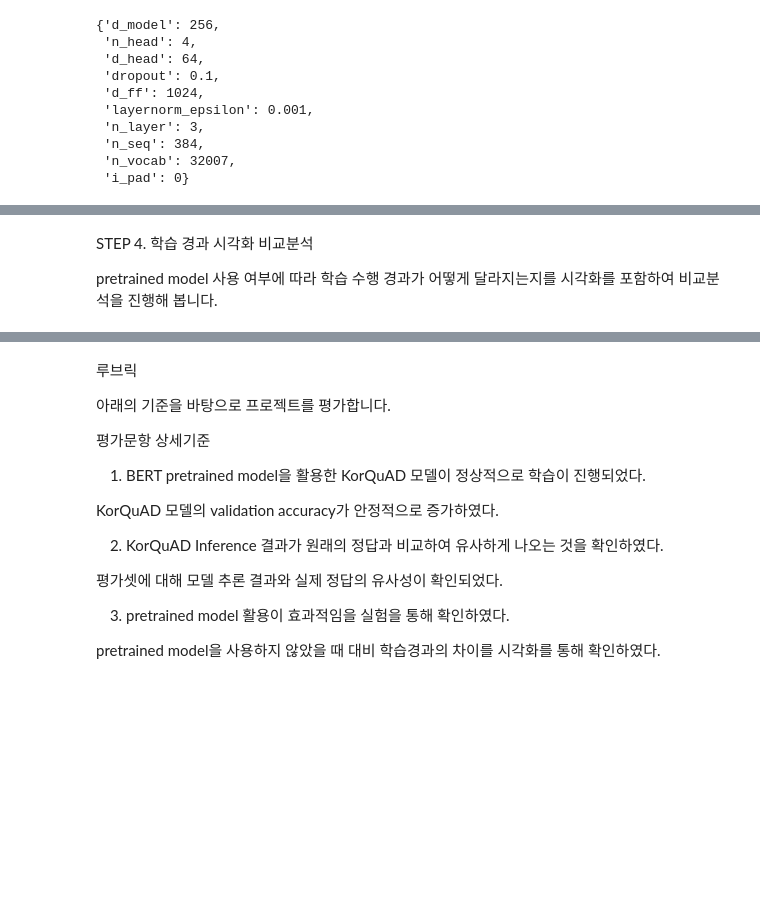
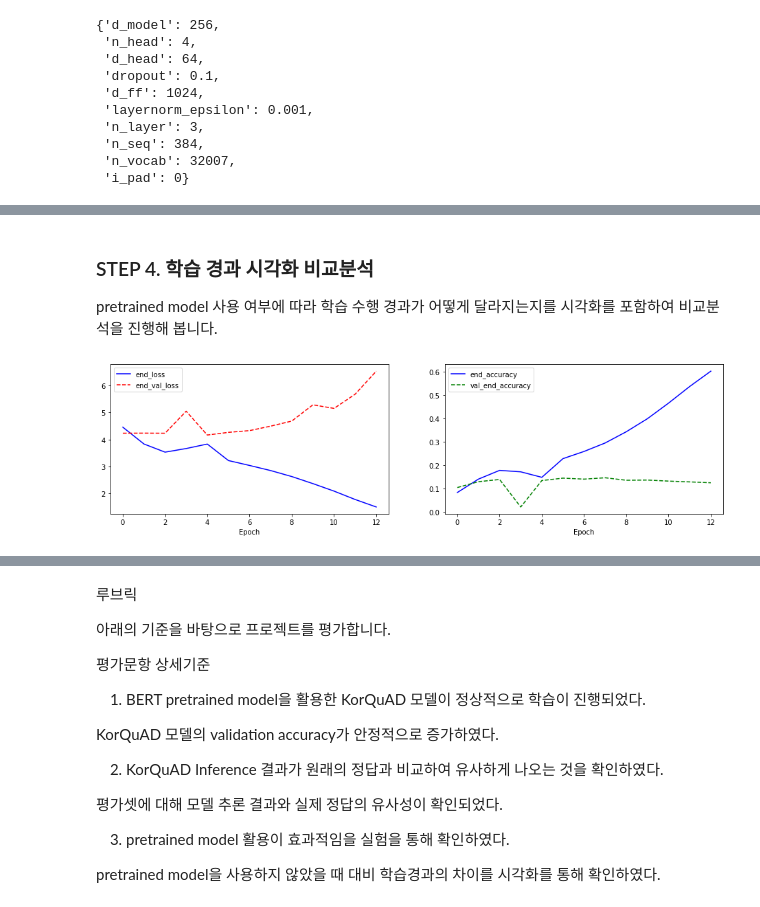
Before and after one commit to Woonn/Exploration, a Jupyter notebook: [E19]BERT.ipynb, the cells around one changed output, grey strips where cells are left out. Drawn from its saved outputs; the diff is of its cells as text; code cells hidden in the pictures; blank space fills up the shorter version.

```diff
--- a/[E19]BERT.ipynb
+++ b/[E19]BERT.ipynb
@@ -1573,0 +1590,21 @@ with open(dev_json) as f:
+# %%
+class BERT4KorQuAD(tf.keras.Model):
+    def __init__(self, config):
+        super().__init__(name='BERT4KorQuAD')
+
+        self.bert = BERT(config)
+        self.dense = tf.keras.layers.Dense(2)
+
+    def call(self, enc_tokens, segments):
+        logits_cls, logits_lm = self.bert(enc_tokens, segments)
+
+        hidden = self.dense(logits_lm) # (bs, n_seq, 2)
+        start_logits, end_logits = tf.split(hidden, 2, axis=-1)  # (bs, n_seq, 1), (bs, n_seq, 1)
+
+        start_logits = tf.squeeze(start_logits, axis=-1)
+        start_outputs = tf.keras.layers.Softmax(name="start")(start_logits)
+
+        end_logits = tf.squeeze(end_logits, axis=-1)
+        end_outputs = tf.keras.layers.Softmax(name="end")(end_logits)
+
+        return start_outputs, end_outputs
@@ -1573,0 +1627,5 @@ with open(dev_json) as f:
+# %%
+bert_batch_size = 32
+
+train_dataset = tf.data.Dataset.from_tensor_slices((train_inputs, train_labels)).shuffle(10000).batch(bert_batch_size)
+dev_dataset = tf.data.Dataset.from_tensor_slices((dev_inputs, dev_labels)).batch(bert_batch_size)
@@ -1574,5 +1753,25 @@ with open(dev_json) as f:
 # %% [markdown]
-STEP 4. 학습 경과 시각화 비교분석
+### STEP 4. 학습 경과 시각화 비교분석
 
 
 pretrained model 사용 여부에 따라 학습 수행 경과가 어떻게 달라지는지를 시각화를 포함하여 비교분석을 진행해 봅니다.
+# %%
+# training result (none)
+plt.figure(figsize=(16, 4))
+
+plt.subplot(1, 2, 1)
+plt.plot(train_eloss_list, 'b-', label='end_loss')
+plt.plot(val_eloss_list, 'r--', label='end_val_loss')
+plt.xlabel('Epoch')
+plt.legend()
+
+
+plt.subplot(1, 2, 2)
+plt.plot(train_eacc_list, 'b-', label='end_accuracy')
+plt.plot(val_eacc_list, 'g--', label='val_end_accuracy')
+plt.xlabel('Epoch')
+plt.legend()
+
+plt.show()
+# %% [output]
+[figure, added]
```
Also changed, not shown: parts of 23 cells of this notebook.
